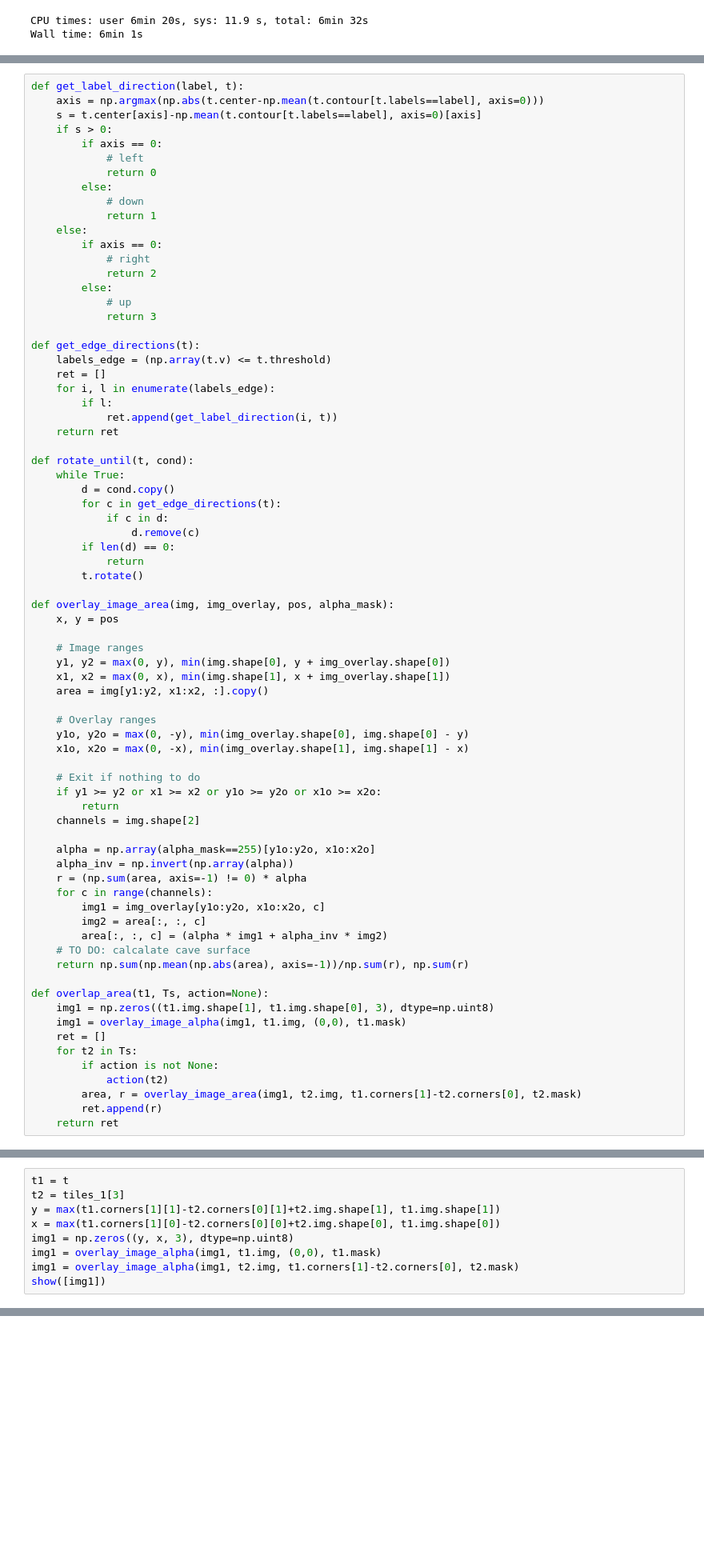
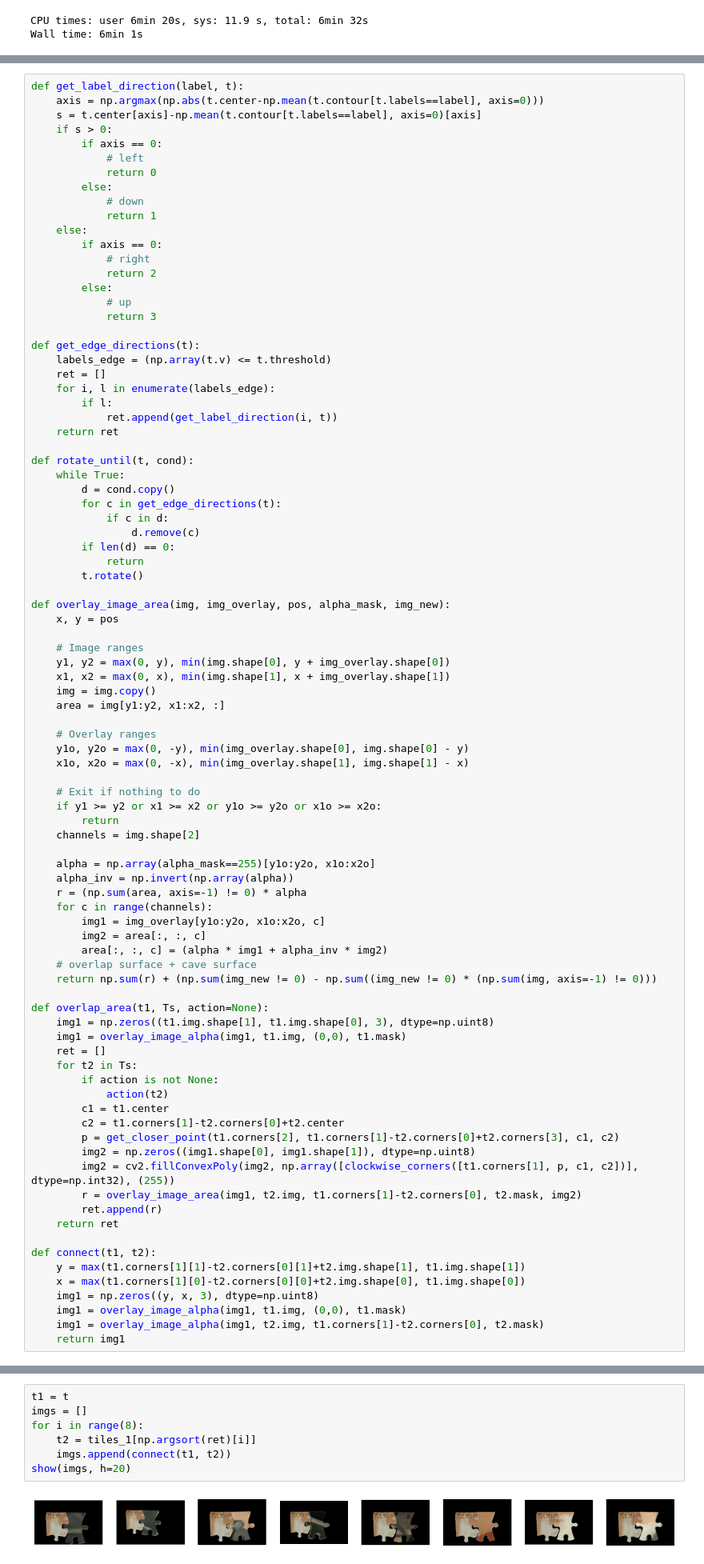
Before and after one commit to tang-ji/jigsaw-puzzle-solver, a Jupyter notebook: main.ipynb, the cells around one changed output, grey strips where cells are left out. Shown at 80% size. Cells and saved outputs as stored; diff of their text form; blank space fills up the shorter version.

```diff
--- a/main.ipynb
+++ b/main.ipynb
@@ -111,13 +111,14 @@ def rotate_until(t, cond):
             return
         t.rotate()
 
-def overlay_image_area(img, img_overlay, pos, alpha_mask):
+def overlay_image_area(img, img_overlay, pos, alpha_mask, img_new):
     x, y = pos
 
     # Image ranges
     y1, y2 = max(0, y), min(img.shape[0], y + img_overlay.shape[0])
     x1, x2 = max(0, x), min(img.shape[1], x + img_overlay.shape[1])
-    area = img[y1:y2, x1:x2, :].copy()
+    img = img.copy()
+    area = img[y1:y2, x1:x2, :]
 
     # Overlay ranges
     y1o, y2o = max(0, -y), min(img_overlay.shape[0], img.shape[0] - y)
@@ -135,8 +136,8 @@ def overlay_image_area(img, img_overlay, pos, alpha_mask):
         img1 = img_overlay[y1o:y2o, x1o:x2o, c]
         img2 = area[:, :, c]
         area[:, :, c] = (alpha * img1 + alpha_inv * img2)
-    # TO DO: calcalate cave surface
-    return np.sum(np.mean(np.abs(area), axis=-1))/np.sum(r), np.sum(r)
+    # overlap surface + cave surface
+    return np.sum(r) + (np.sum(img_new != 0) - np.sum((img_new != 0) * (np.sum(img, axis=-1) != 0)))
 
 def overlap_area(t1, Ts, action=None):
     img1 = np.zeros((t1.img.shape[1], t1.img.shape[0], 3), dtype=np.uint8)
@@ -145,9 +146,22 @@ def overlap_area(t1, Ts, action=None):
     for t2 in Ts:
         if action is not None:
             action(t2)
-        area, r = overlay_image_area(img1, t2.img, t1.corners[1]-t2.corners[0], t2.mask)
+        c1 = t1.center
+        c2 = t1.corners[1]-t2.corners[0]+t2.center
+        p = get_closer_point(t1.corners[2], t1.corners[1]-t2.corners[0]+t2.corners[3], c1, c2)
+        img2 = np.zeros((img1.shape[0], img1.shape[1]), dtype=np.uint8)
+        img2 = cv2.fillConvexPoly(img2, np.array([clockwise_corners([t1.corners[1], p, c1, c2])], dtype=np.int32), (255))
+        r = overlay_image_area(img1, t2.img, t1.corners[1]-t2.corners[0], t2.mask, img2)
         ret.append(r)
     return ret
+
+def connect(t1, t2):
+    y = max(t1.corners[1][1]-t2.corners[0][1]+t2.img.shape[1], t1.img.shape[1])
+    x = max(t1.corners[1][0]-t2.corners[0][0]+t2.img.shape[0], t1.img.shape[0])
+    img1 = np.zeros((y, x, 3), dtype=np.uint8)
+    img1 = overlay_image_alpha(img1, t1.img, (0,0), t1.mask)
+    img1 = overlay_image_alpha(img1, t2.img, t1.corners[1]-t2.corners[0], t2.mask)
+    return img1
 # %%
 tiles_2 = [t for t in tiles if t.n_edges == 2]
 tiles_1 = [t for t in tiles if t.n_edges == 1]
@@ -173,9 +183,0 @@ array([ 3,  1,  8, 30, 15, 28,  4, 19, 27,  2, 26, 29,  7, 24,  5, 10,  6,
-# %%
-t1 = t
-t2 = tiles_1[3]
-y = max(t1.corners[1][1]-t2.corners[0][1]+t2.img.shape[1], t1.img.shape[1])
-x = max(t1.corners[1][0]-t2.corners[0][0]+t2.img.shape[0], t1.img.shape[0])
-img1 = np.zeros((y, x, 3), dtype=np.uint8)
-img1 = overlay_image_alpha(img1, t1.img, (0,0), t1.mask)
-img1 = overlay_image_alpha(img1, t2.img, t1.corners[1]-t2.corners[0], t2.mask)
-show([img1])
@@ -183,0 +184,9 @@ show([img1])
+# %%
+t1 = t
+imgs = []
+for i in range(8):
+    t2 = tiles_1[np.argsort(ret)[i]]
+    imgs.append(connect(t1, t2))
+show(imgs, h=20)
+# %% [output]
+[figure, added]
```
Also changed, not shown: parts of 11 cells of this notebook, 1 other file.
